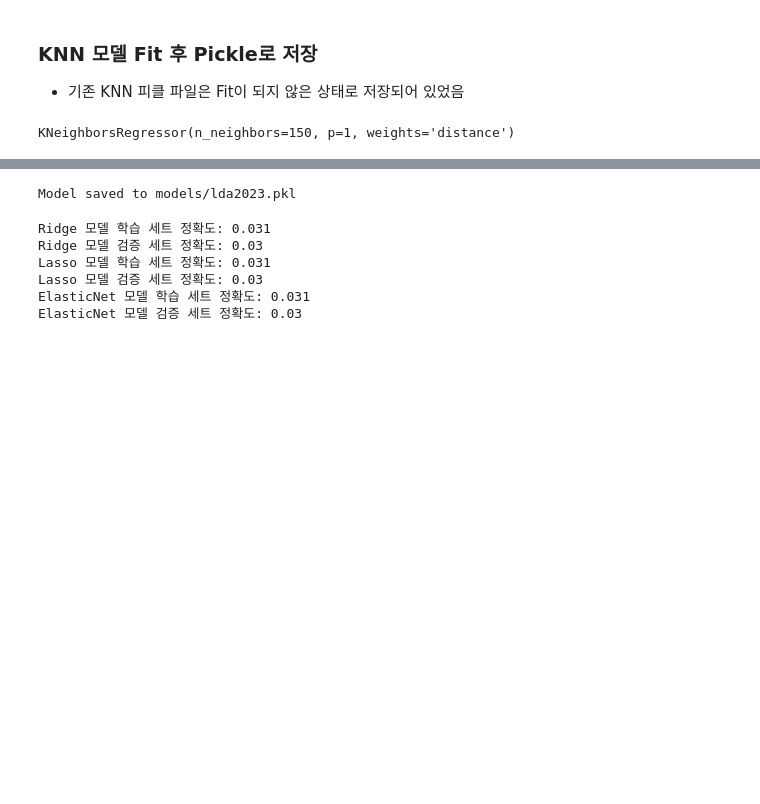
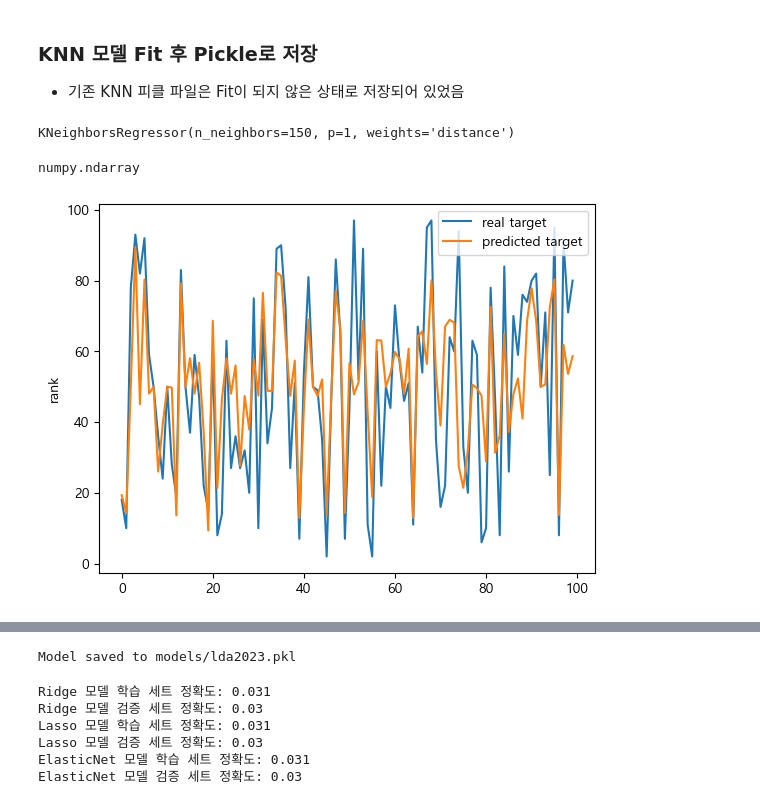
Before and after one commit to CG05/BillboardAnalitics, a Jupyter notebook: modelingdy2023.ipynb, the cells around one changed output, grey strips where cells are left out. Saved outputs shown, nothing was run; the diff lists cells and outputs as text; code cells hidden in the pictures; blank space fills up the shorter version.

```diff
--- a/modelingdy2023.ipynb
+++ b/modelingdy2023.ipynb
@@ -307,3 +327,21 @@ knn = KNeighborsRegressor(n_neighbors=150, weights='distance', metric='minkowski
 knn.fit(X_train_lda, y_train)
 # %% [output]
 KNeighborsRegressor(n_neighbors=150, p=1, weights='distance')
+# %%
+X_train_lda[0]
+# %% [output]
+numpy.ndarray
+# %%
+X_test = lda.transform(X_test)
+# %%
+y_predicted = knn.predict(X_test)
+# %%
+number_of_sample = 100
+
+plt.plot(range(number_of_sample), y_test[:number_of_sample], label='real target')
+plt.plot(range(number_of_sample), y_predicted[:number_of_sample], label='predicted target')
+plt.ylabel('rank')
+plt.legend()
+plt.show()
+# %% [output]
+[figure, added]
```
Also changed, not shown: parts of 12 cells of this notebook, 2 other files.
